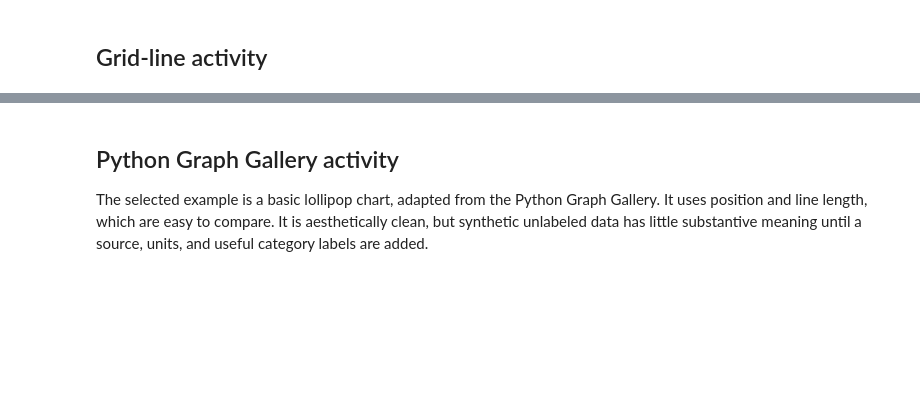
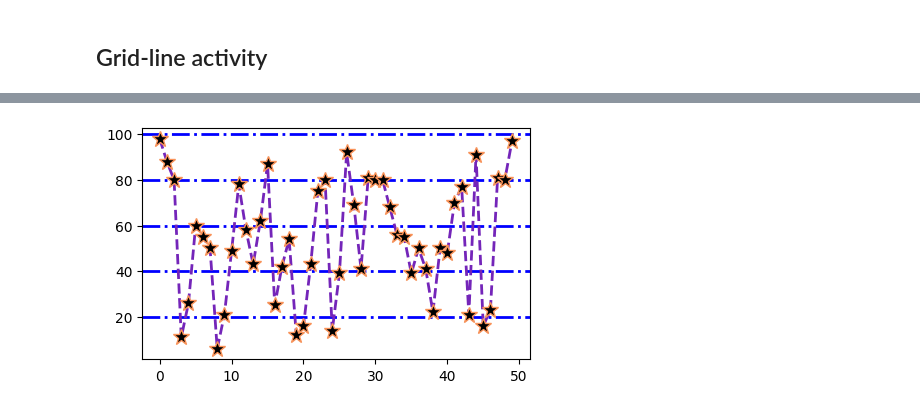
Before and after one commit to farazmoharami-cloud/visualization, a Jupyter notebook: 02_activities/assignments/participation/class_1_intro_and_matplotlib.ipynb, the cells around one changed output, grey strips where cells are left out. Saved outputs shown, nothing was run; the diff lists cells and outputs as text; code cells hidden in the pictures; blank space fills up the shorter version.

```diff
--- a/02_activities/assignments/participation/class_1_intro_and_matplotlib.ipynb
+++ b/02_activities/assignments/participation/class_1_intro_and_matplotlib.ipynb
@@ -172,10 +189,18 @@ ax.grid(axis="y")
 # %%
+fig, ax = plt.subplots(figsize=(5, 3))
+ax.plot(
+    x,
+    y,
+    marker="*",
+    markersize=12,
+    color="#7425b9",
+    linestyle="--",
+    linewidth=2,
+    markeredgecolor="#fa9359",
+    markerfacecolor="#000000",
+)
 ax.grid(axis="y")
 ax.grid(axis="y", color="blue", linewidth=2, linestyle="-.")
+fig.show()
+# %% [output]
+[figure, added]
-# %% [markdown]
-## Python Graph Gallery activity
-
-The selected example is a basic lollipop chart, adapted from the Python Graph Gallery.
-It uses position and line length, which are easy to compare. It is aesthetically
-clean, but synthetic unlabeled data has little substantive meaning until a source,
-units, and useful category labels are added.
```
Also changed, not shown: parts of 4 cells of this notebook.
